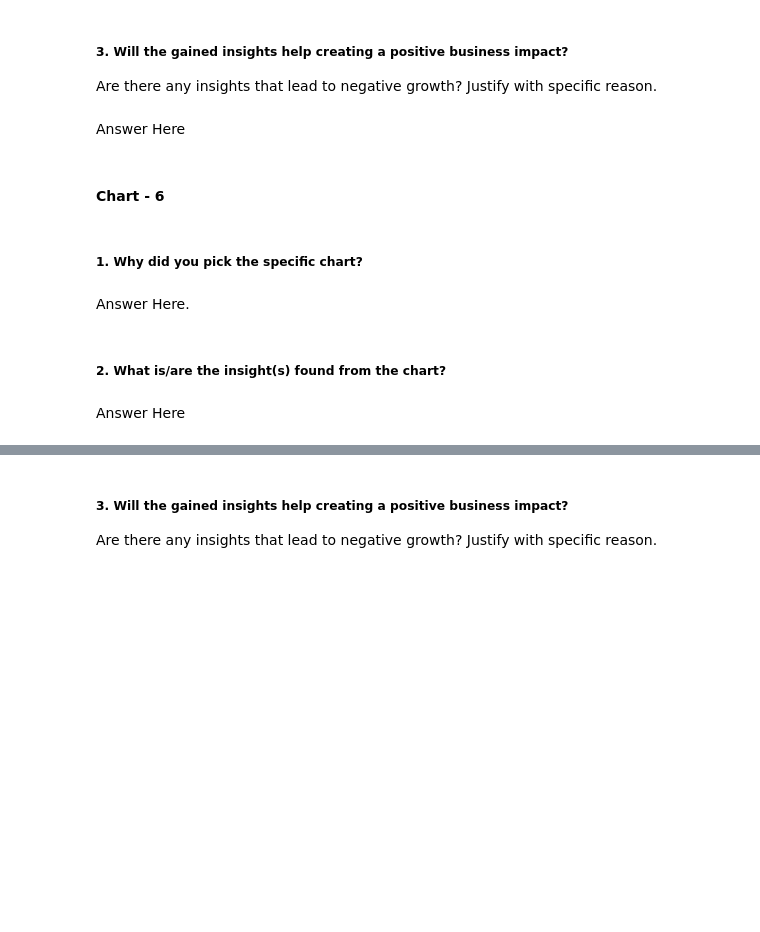
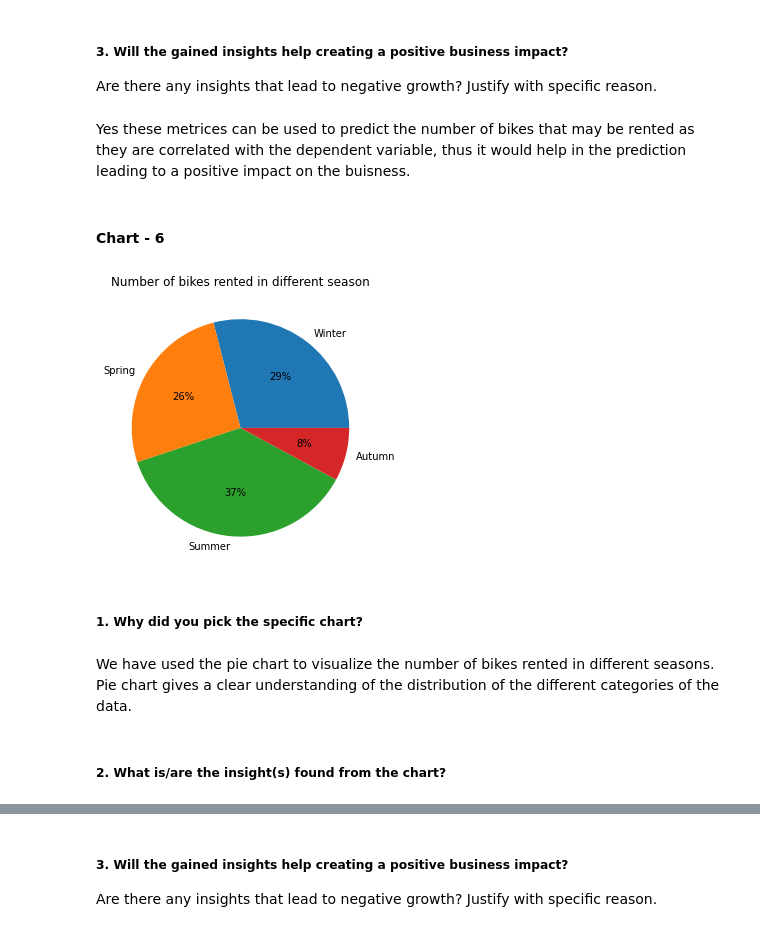
Before and after one commit to Jeevan-NM/Bike-Sharing-Demand-Prediction, a Jupyter notebook: BikeSharingDemandPrediction.ipynb, the cells around one changed output, grey strips where cells are left out. Cells and saved outputs as stored; diff of their text form; code cells hidden in the pictures; blank space fills up the shorter version.

```diff
--- a/BikeSharingDemandPrediction.ipynb
+++ b/BikeSharingDemandPrediction.ipynb
@@ -561,7 +596,7 @@ Answer Here
 # %% [markdown]
 ##### 3. Will the gained insights help creating a positive business impact?
 Are there any insights that lead to negative growth? Justify with specific reason.
-# %% [markdown]
-Answer Here
+# %% [markdown]
+Yes these metrices can be used to predict the number of bikes that may be rented as they are correlated with the dependent variable, thus it would help in the prediction leading to a positive impact on the buisness.
 # %% [markdown]
 #### Chart - 6
@@ -570,8 +603,14 @@ Answer Here
+# %%
+# Chart - 6
+figure=plt.figure(figsize=(5,5))
+plt.pie(df.groupby('Seasons')['Rented Bike Count'].sum(),labels=list(df['Seasons'].unique()),autopct='%.0f%%')
+plt.title('Number of bikes rented in different season')
+plt.ioff()
+# %% [output]
+[figure, added]
 # %% [markdown]
 ##### 1. Why did you pick the specific chart?
-# %% [markdown]
-Answer Here.
+# %% [markdown]
+We have used the pie chart to visualize the number of bikes rented in different seasons. Pie chart gives a clear understanding of the distribution of the different categories of the data.
 # %% [markdown]
 ##### 2. What is/are the insight(s) found from the chart?
-# %% [markdown]
-Answer Here
```
Also changed, not shown: parts of 155 cells of this notebook.
